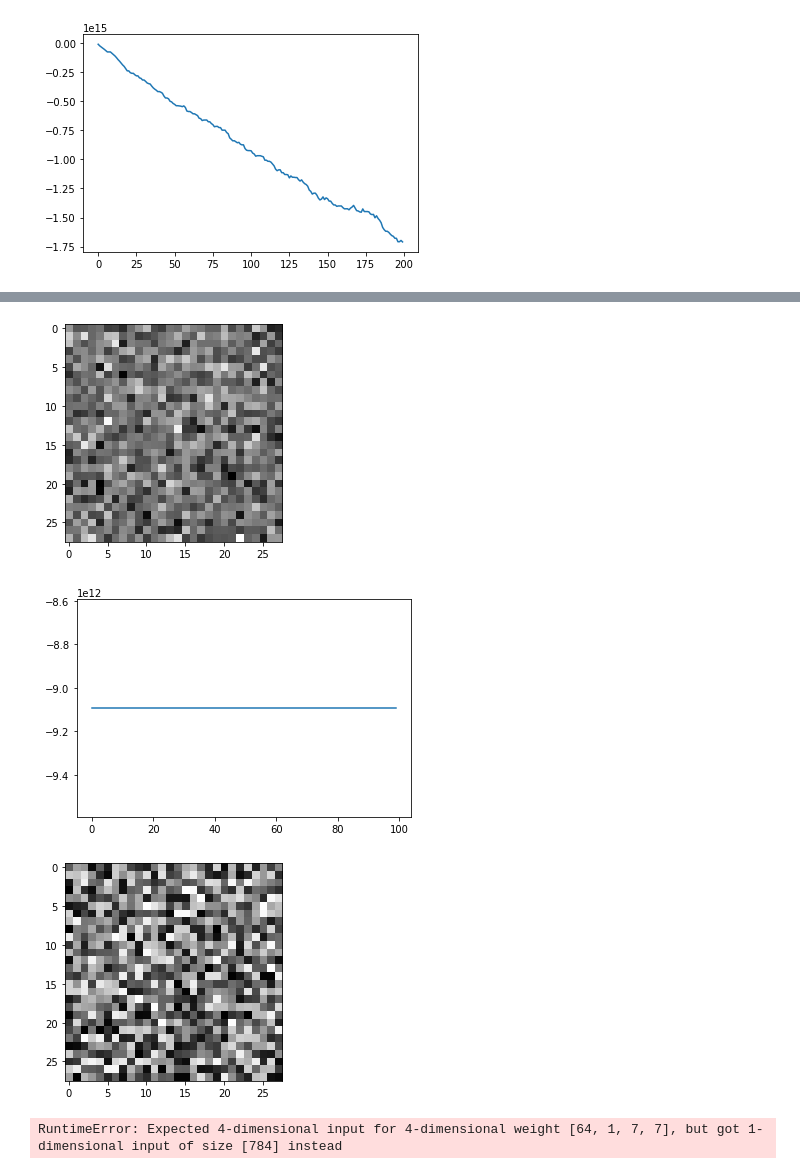
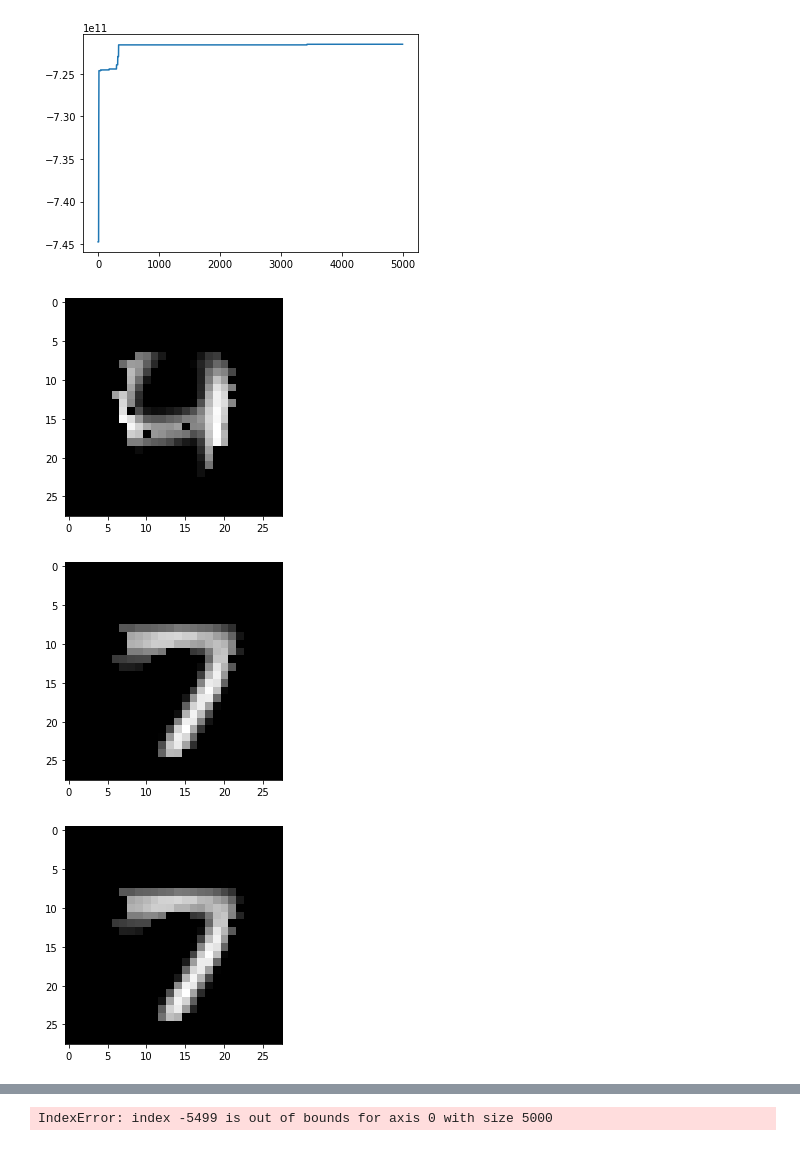
Before and after one commit to EthanMWalker/deep_mcmc, a Jupyter notebook: mcmc_with_gmm.ipynb, the cells around one changed output, grey strips where cells are left out. Cells and saved outputs as stored; diff of their text form; code cells hidden in the pictures.

Commit message:
finally I have images

```diff
--- a/mcmc_with_gmm.ipynb
+++ b/mcmc_with_gmm.ipynb
@@ -57,7 +57,7 @@ with open('chkpt/encoded_mean_var_mnist_result.pickle', 'rb') as in_file:
   mean = d['mean'].to(device)
   var = d['var'].to(device)
 
-enc = AutoEncoder(784, 10, 15).to(device)
+enc = AutoEncoder(784, 20, 15).to(device)
 enc.load_state_dict(torch.load('chkpt/encoder_mnist.tar')['model_state_dict'])
 enc.eval();
 
@@ -71,0 +65,4 @@ gen_clf = GC(model, enc, 28*28, 10, mean, var)
+# %%
+for i in range(10):
+  plt.imshow(enc.decode(mean[i]).cpu().detach().numpy().reshape((28,28)), cmap='gray')
+  plt.show()
@@ -119,20 +137,20 @@ gmm = gmm.fit(X_train)
 #   plt.title(f'{i}')
 #   plt.show()
 # %%
-latent_size = 10
+latent_size = 20
 
 def acceptance(x, y):
-  a = gen_clf(x)
-  b = gen_clf(y)
+  a = gen_clf(gen_clf.enc.decode(x).view(1,1,28,28))
+  b = gen_clf(gen_clf.enc.decode(y).view(1,1,28,28))
   p = a - b
-  return p > 0
-  return bernoulli.rvs(p.exp().item())
+  u = np.random.random()
+  return p > np.log(u)
 
 
 def nextState(x):
-  K = 784
-  y = np.random.multivariate_normal(x.detach().cpu().numpy().reshape(784), 5*np.eye(K))
-  y = torch.Tensor(y).to(device).view(1,1,28,28)
+  K = 20
+  y = np.random.multivariate_normal(x.view(20).detach().cpu().numpy(), np.eye(K))
+  y = torch.Tensor(y).to(device).view(1,1,20)
   accept = acceptance(y, x)
   if accept:
     return y
@@ -143,15 +161,15 @@ def metropolis(x, n_samples=1000):
   logprobs = np.zeros(n_samples)
   x_samples = np.zeros((n_samples, 784))
   for i in range(n_samples):
-    logprobs[i] = gen_clf(x)
+    logprobs[i] = gen_clf(gen_clf.enc.decode(x).view(1,1,28,28))
     x = nextState(x)
-    x_samples[i, :] = x.detach().cpu().view(28*28).numpy().copy()
+    x_samples[i, :] = gen_clf.enc.decode(x).detach().cpu().view(28*28).numpy().copy()
   return x_samples, logprobs
 # %%
 initial = mean[0]
-initial += torch.randn(10).to(device)
+initial += torch.randn(20).to(device)
 # plt.imshow(initial.detach().cpu().numpy().reshape(28,28), cmap='gray')
 # plt.show()
-samples, logprobs = metropolis(initial.view(1,1,10).to(device), 100)
+samples, logprobs = metropolis(initial.view(1,1,20).to(device), 100)
 # samples, logprobs = metropolis(mean[0].view(1,1,28,28).to(device), 100)
 # samples, logprobs = metropolis(torch.randn(1,1,28,28).to(device), 100)
@@ -188,10 +204,16 @@ print(logprobs)
 # %%
-with open('samples_logprobs.pickle','rb') as out:
+with open('bad_samples_logprobs.pickle','rb') as out:
   d = pickle.load(out)
   probs = d['logprobs']
   samples = d['samples']
 
 plt.plot(probs)
 plt.show()
+for i in range(20):
+  plt.imshow(samples[-500*i+1].reshape(28,28), cmap='gray')
+  plt.show()
 # %% [output]
-[figure, old version]
+[figure, new version]
+[figure, added]
+[figure, added]
+[figure, added]
@@ -198,23 +228 @@ plt.show()
+IndexError: index -5499 is out of bounds for axis 0 with size 5000
-# %%
-plt.imshow(samples[-1].reshape(28,28), cmap='gray')
-plt.show()
-# %% [output]
-[figure, removed]
-# %%
-with open('bad_samples_logprobs.pickle','rb') as out:
-  d = pickle.load(out)
-  probs = d['logprobs']
-  samples = d['samples']
-
-plt.plot(probs)
-plt.show()
-
-plt.imshow(samples[-1].reshape(28,28), cmap='gray')
-plt.show()
-# %% [output]
-[figure, removed]
-[figure, removed]
-# %%
-gen_clf.pdf(mean[0])
-# %% [output]
-RuntimeError: Expected 4-dimensional input for 4-dimensional weight [64, 1, 7, 7], but got 1-dimensional input of size [784] instead
```
Also changed, not shown: parts of 7 cells of this notebook, 5 other files.
